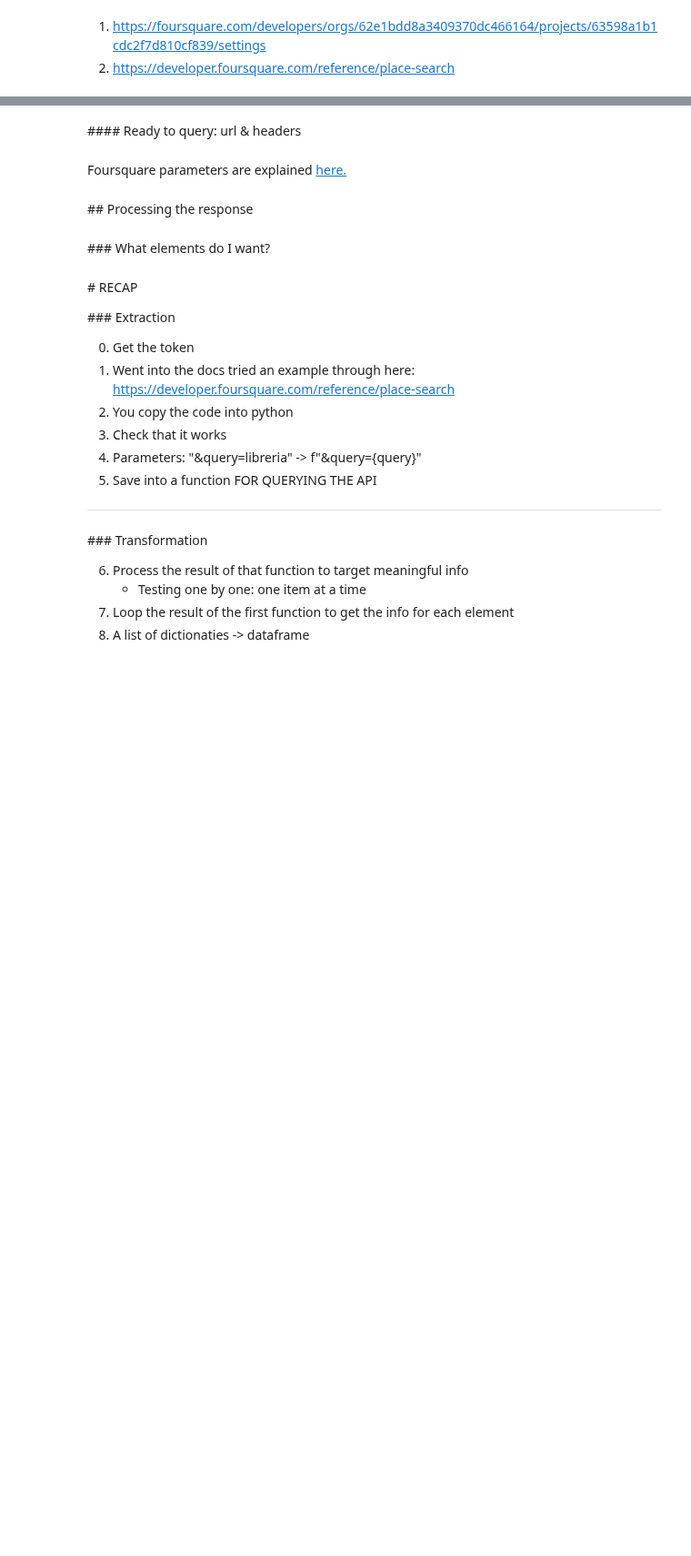
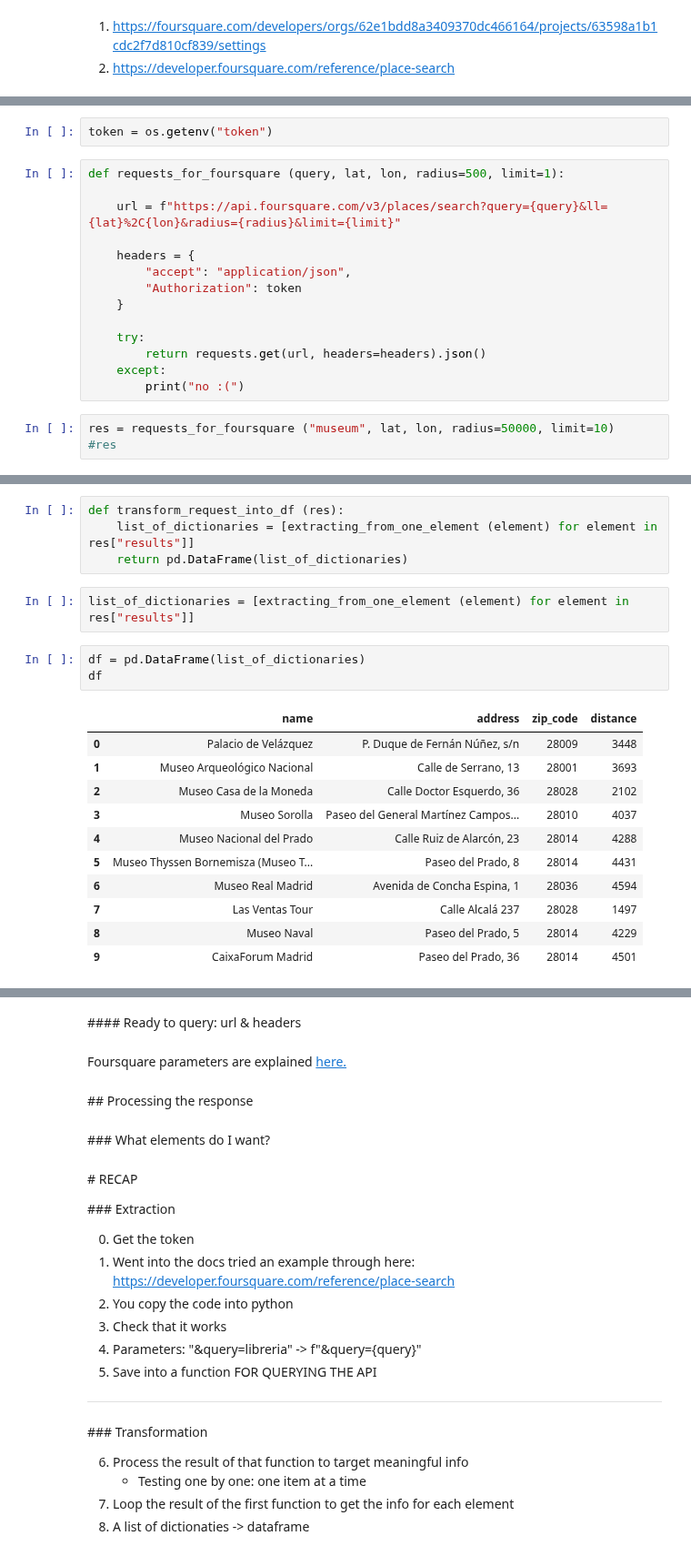
Before and after one commit to Ironhack-data-bcn-oct-2023/lectures, a Jupyter notebook: week-4/03.II- Geo-dataframe-carto-4sq.ipynb, the cells around one changed output, grey strips where cells are left out. Shown at 91% size. Drawn from its saved outputs; the diff is of its cells as text; blank space fills up the shorter version.

```diff
--- a/week-4/03.II- Geo-dataframe-carto-4sq.ipynb
+++ b/week-4/03.II- Geo-dataframe-carto-4sq.ipynb
@@ -81,0 +172,19 @@ from getpass import getpass
+# %%
+token = os.getenv("token")
+# %%
+def requests_for_foursquare (query, lat, lon, radius=500, limit=1):
+
+    url = f"https://api.foursquare.com/v3/places/search?query={query}&ll={lat}%2C{lon}&radius={radius}&limit={limit}"
+
+    headers = {
+        "accept": "application/json",
+        "Authorization": token
+    }
+
+    try:
+        return requests.get(url, headers=headers).json()
+    except:
+        print("no :(")
+# %%
+res = requests_for_foursquare ("museum", lat, lon, radius=50000, limit=10)
+#res
@@ -81,0 +209,21 @@ from getpass import getpass
+# %%
+def transform_request_into_df (res):
+    list_of_dictionaries = [extracting_from_one_element (element) for element in res["results"]]
+    return pd.DataFrame(list_of_dictionaries)
+# %%
+list_of_dictionaries = [extracting_from_one_element (element) for element in res["results"]]
+# %%
+df = pd.DataFrame(list_of_dictionaries)
+df
+# %% [output]
+|  | name | address | zip_code | distance |
+| 0 | Palacio de Velázquez | P. Duque de Fernán Núñez, s/n | 28009 | 3448 |
+| 1 | Museo Arqueológico Nacional | Calle de Serrano, 13 | 28001 | 3693 |
+| 2 | Museo Casa de la Moneda | Calle Doctor Esquerdo, 36 | 28028 | 2102 |
+| 3 | Museo Sorolla | Paseo del General Martínez Campos... | 28010 | 4037 |
+| 4 | Museo Nacional del Prado | Calle Ruiz de Alarcón, 23 | 28014 | 4288 |
+| 5 | Museo Thyssen Bornemisza (Museo T... | Paseo del Prado, 8 | 28014 | 4431 |
+| 6 | Museo Real Madrid | Avenida de Concha Espina, 1 | 28036 | 4594 |
+| 7 | Las Ventas Tour | Calle Alcalá 237 | 28028 | 1497 |
+| 8 | Museo Naval | Paseo del Prado, 5 | 28014 | 4229 |
+| 9 | CaixaForum Madrid | Paseo del Prado, 36 | 28014 | 4501 |
```
Also changed, not shown: parts of 40 cells of this notebook, 3 other files.
